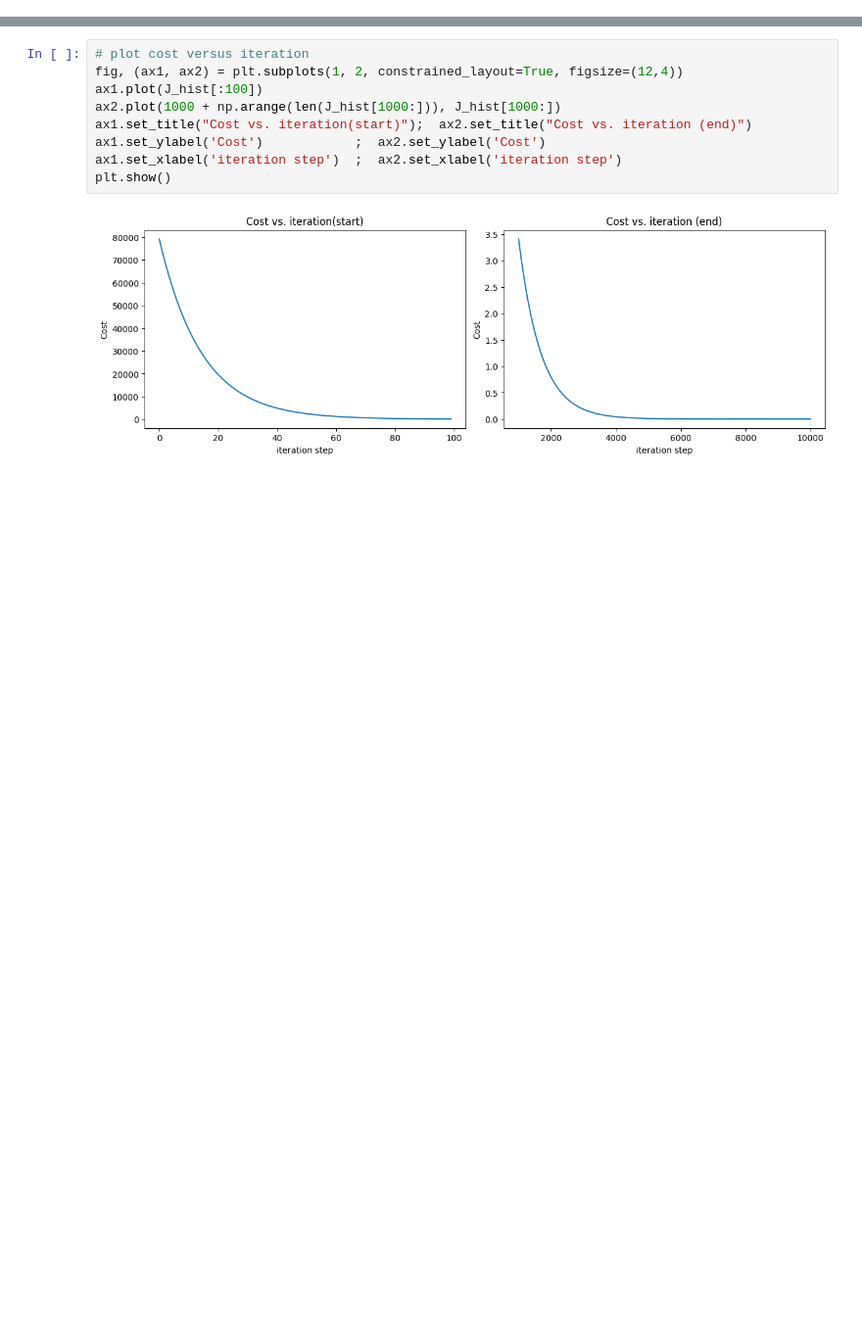
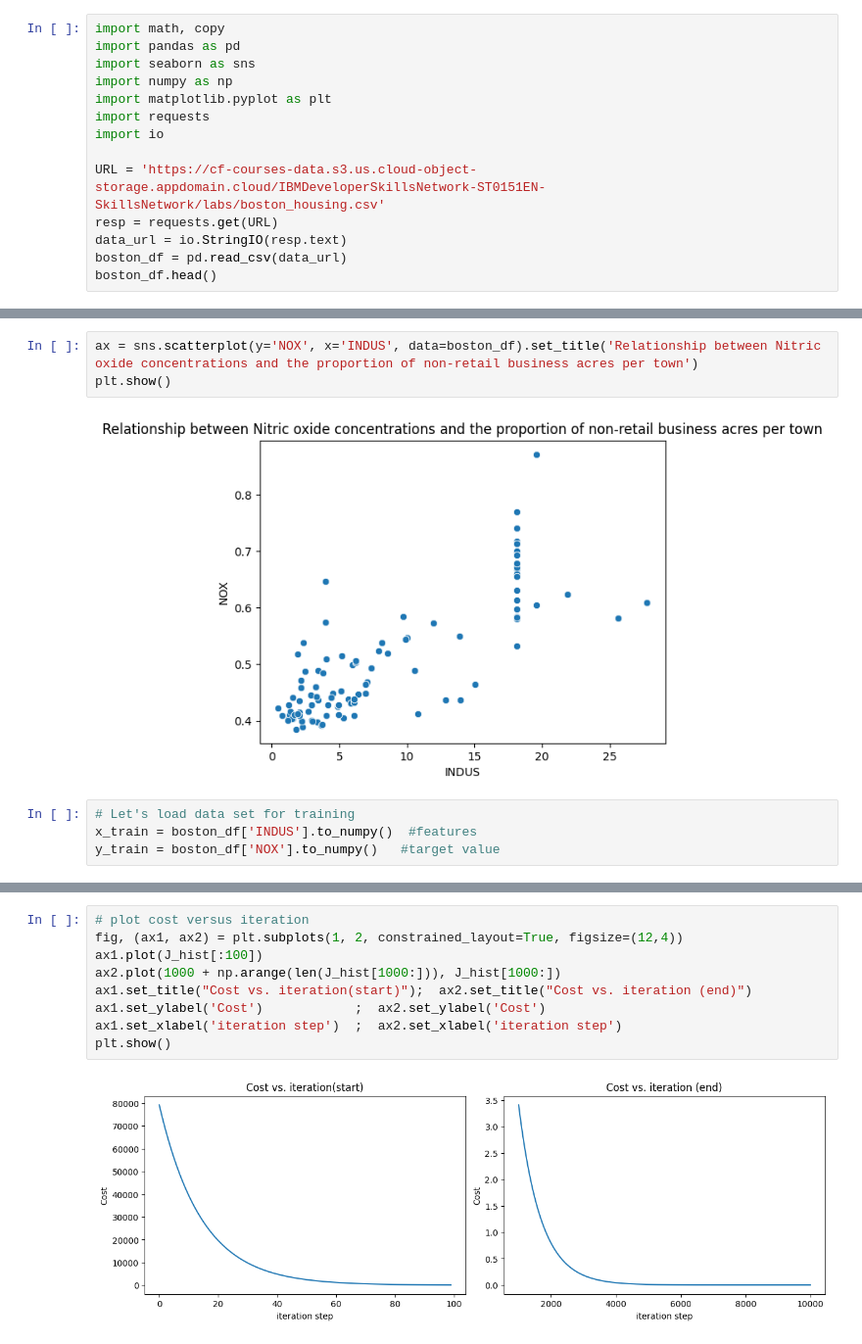
Before and after one commit to maria-snarava/machine-learning-study, a Jupyter notebook: LinearRegression/LinearRegression.ipynb, the cells around one changed output, grey strips where cells are left out. Shown at 98% size. Saved outputs shown, nothing was run; the diff lists cells and outputs as text; blank space fills up the shorter version.

```diff
--- a/LinearRegression/LinearRegression.ipynb
+++ b/LinearRegression/LinearRegression.ipynb
@@ -10,0 +3,14 @@ y_train = np.array([300.0, 500.0])   #target value
+# %%
+import math, copy
+import pandas as pd
+import seaborn as sns
+import numpy as np
+import matplotlib.pyplot as plt
+import requests
+import io
+
+URL = 'https://cf-courses-data.s3.us.cloud-object-storage.appdomain.cloud/IBMDeveloperSkillsNetwork-ST0151EN-SkillsNetwork/labs/boston_housing.csv'
+resp = requests.get(URL)
+data_url = io.StringIO(resp.text)
+boston_df = pd.read_csv(data_url)
+boston_df.head()
@@ -11 +50,10 @@ y_train = np.array([300.0, 500.0])   #target value
+# %%
+ax = sns.scatterplot(y='NOX', x='INDUS', data=boston_df).set_title('Relationship between Nitric oxide concentrations and the proportion of non-retail business acres per town')
+plt.show()
+# %% [output]
+[figure, added]
+# %%
+# Let's load data set for training
+x_train = boston_df['INDUS'].to_numpy()  #features
+y_train = boston_df['NOX'].to_numpy()   #target value
 # %%
```
Also changed, not shown: parts of 11 cells of this notebook, 1 other file.
